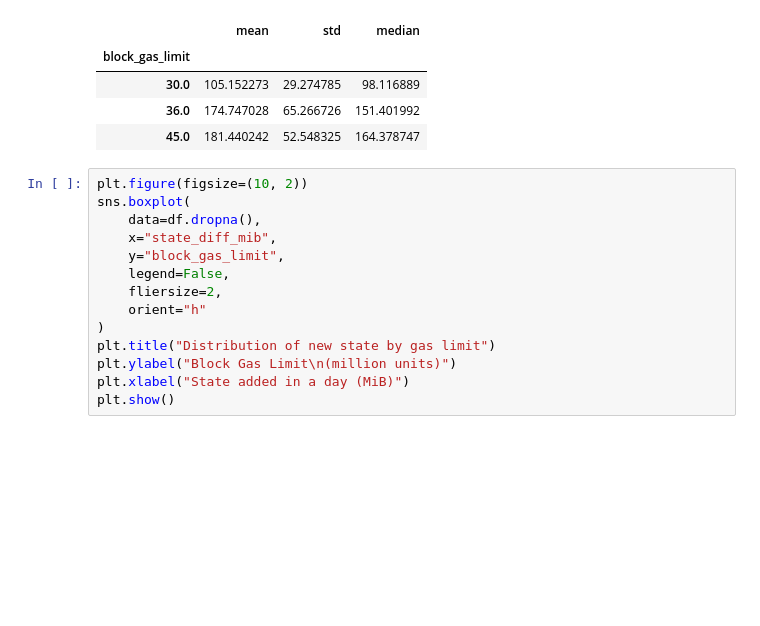
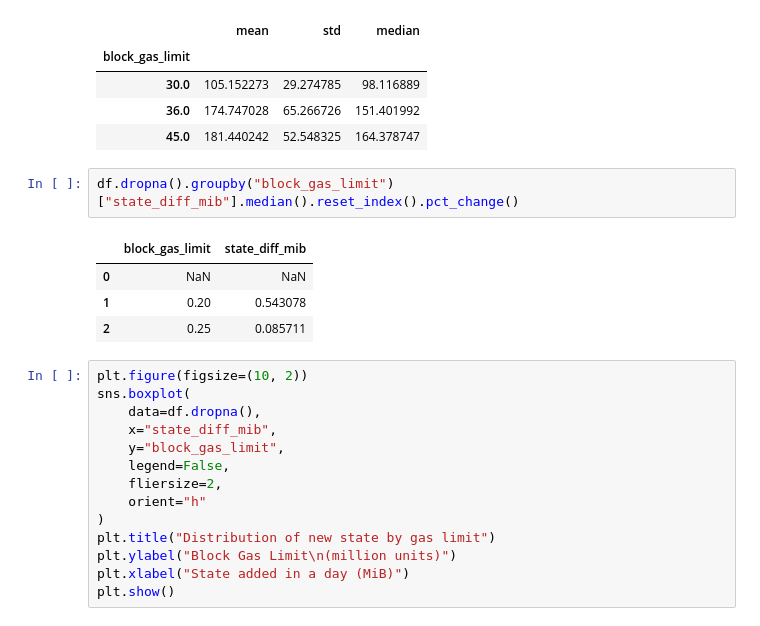
Before and after one commit to misilva73/evm-gas-repricings, a Jupyter notebook: notebooks/0.6-state_growth_EDA_v2.ipynb, the cells around one changed output. Cells and saved outputs as stored; diff of their text form; blank space fills up the shorter version.

```diff
--- a/notebooks/0.6-state_growth_EDA_v2.ipynb
+++ b/notebooks/0.6-state_growth_EDA_v2.ipynb
@@ -210,6 +217,13 @@ df.dropna().groupby("block_gas_limit")["state_diff_mib"].agg(["mean", "std", "me
 | 30.0 | 105.152273 | 29.274785 | 98.116889 |
 | 36.0 | 174.747028 | 65.266726 | 151.401992 |
 | 45.0 | 181.440242 | 52.548325 | 164.378747 |
+# %%
+df.dropna().groupby("block_gas_limit")["state_diff_mib"].median().reset_index().pct_change()
+# %% [output]
+|  | block_gas_limit | state_diff_mib |
+| 0 | NaN | NaN |
+| 1 | 0.20 | 0.543078 |
+| 2 | 0.25 | 0.085711 |
 # %%
 plt.figure(figsize=(10, 2))
 sns.boxplot(
```
Also changed, not shown: parts of 2 cells of this notebook.
